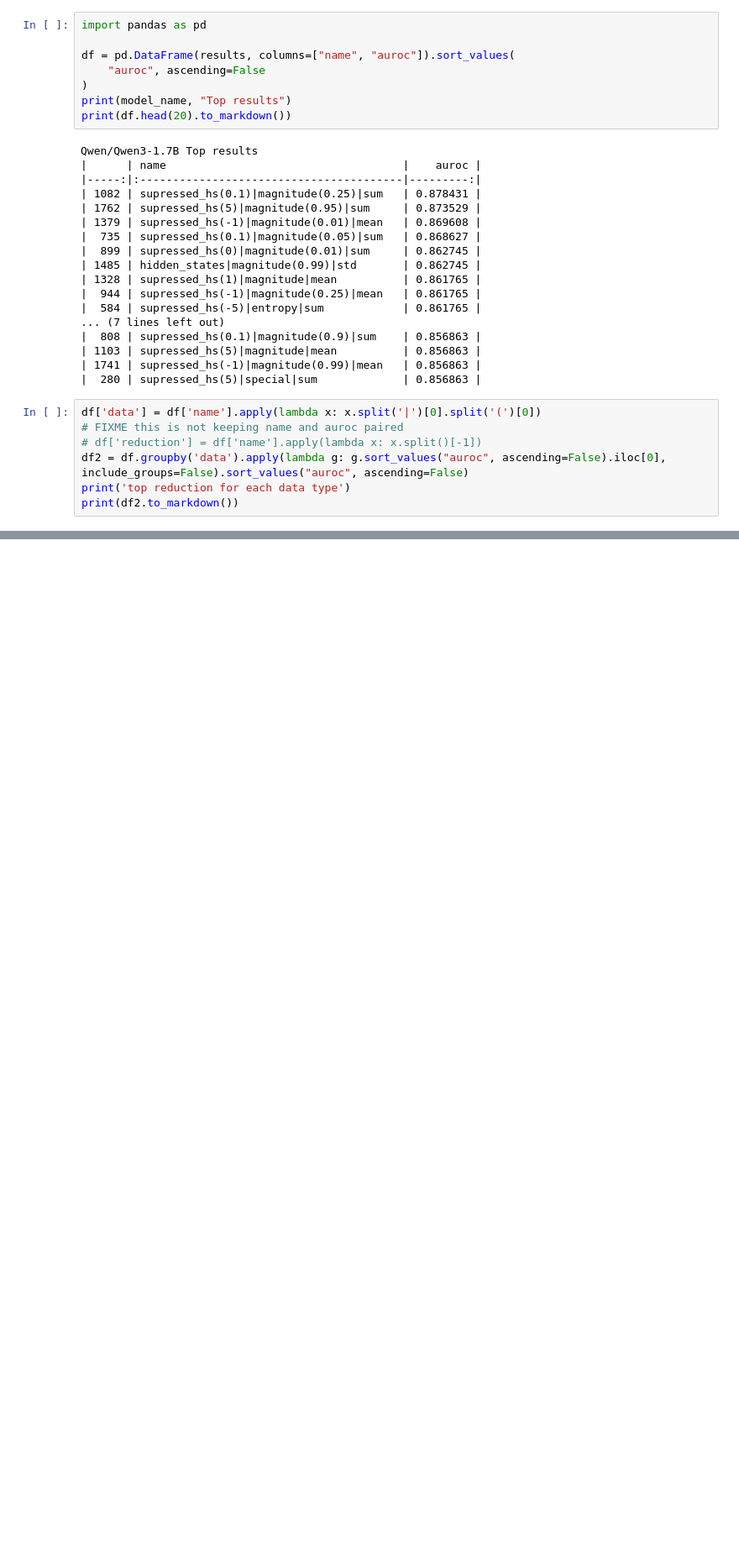
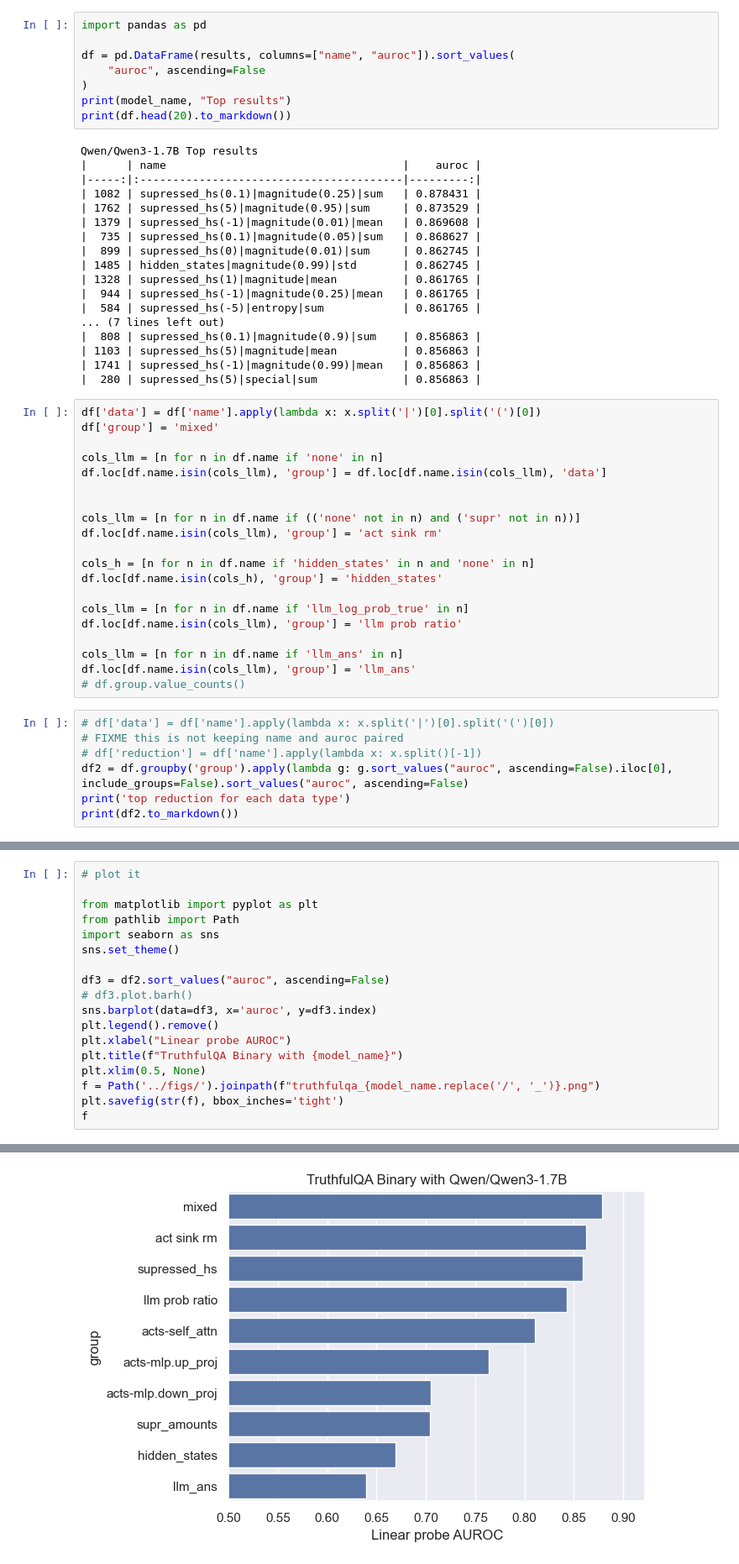
Before and after one commit to wassname/eliciting_suppressed_knowledge, a Jupyter notebook: nbs/02b_TQA_regr_w_kv.ipynb, the cells around one changed output, grey strips where cells are left out. Shown: that part at 84% size. Saved outputs shown, nothing was run; the diff lists cells and outputs as text; blank space fills up the shorter version.

```diff
--- a/nbs/02b_TQA_regr_w_kv.ipynb
+++ b/nbs/02b_TQA_regr_w_kv.ipynb
@@ -832,11 +913,31 @@ Qwen/Qwen3-1.7B Top results
 | 1103 | supressed_hs(5)|magnitude|mean          | 0.856863 |
 | 1741 | supressed_hs(-1)|magnitude(0.99)|mean   | 0.856863 |
 |  280 | supressed_hs(5)|special|sum             | 0.856863 |
+# %%
+df['data'] = df['name'].apply(lambda x: x.split('|')[0].split('(')[0])
+df['group'] = 'mixed'
+
+cols_llm = [n for n in df.name if 'none' in n]
+df.loc[df.name.isin(cols_llm), 'group'] = df.loc[df.name.isin(cols_llm), 'data']
+
+
+cols_llm = [n for n in df.name if (('none' not in n) and ('supr' not in n))]
+df.loc[df.name.isin(cols_llm), 'group'] = 'act sink rm'
+
+cols_h = [n for n in df.name if 'hidden_states' in n and 'none' in n]
+df.loc[df.name.isin(cols_h), 'group'] = 'hidden_states'
+
+cols_llm = [n for n in df.name if 'llm_log_prob_true' in n]
+df.loc[df.name.isin(cols_llm), 'group'] = 'llm prob ratio'
+
+cols_llm = [n for n in df.name if 'llm_ans' in n]
+df.loc[df.name.isin(cols_llm), 'group'] = 'llm_ans'
+# df.group.value_counts()
 # %%
-df['data'] = df['name'].apply(lambda x: x.split('|')[0].split('(')[0])
+# df['data'] = df['name'].apply(lambda x: x.split('|')[0].split('(')[0])
 # FIXME this is not keeping name and auroc paired
 # df['reduction'] = df['name'].apply(lambda x: x.split()[-1])
-df2 = df.groupby('data').apply(lambda g: g.sort_values("auroc", ascending=False).iloc[0], include_groups=False).sort_values("auroc", ascending=False)
+df2 = df.groupby('group').apply(lambda g: g.sort_values("auroc", ascending=False).iloc[0], include_groups=False).sort_values("auroc", ascending=False)
 print('top reduction for each data type')
 print(df2.to_markdown())
 # %% [output]
@@ -865,0 +957,19 @@ df[df.name=='hidden_states|none|mean']
+# %%
+# plot it
+
+from matplotlib import pyplot as plt
+from pathlib import Path
+import seaborn as sns
+sns.set_theme()
+
+df3 = df2.sort_values("auroc", ascending=False)
+# df3.plot.barh()
+sns.barplot(data=df3, x='auroc', y=df3.index)
+plt.legend().remove()
+plt.xlabel("Linear probe AUROC")
+plt.title(f"TruthfulQA Binary with {model_name}")
+plt.xlim(0.5, None)
+f = Path('../figs/').joinpath(f"truthfulqa_{model_name.replace('/', '_')}.png")
+plt.savefig(str(f), bbox_inches='tight')
+f
+# %% [output]
@@ -866 +977,2 @@ df[df.name=='hidden_states|none|mean']
+[figure, added]
 # %%
```
Also changed, not shown: parts of 22 cells of this notebook, 3 other files.
